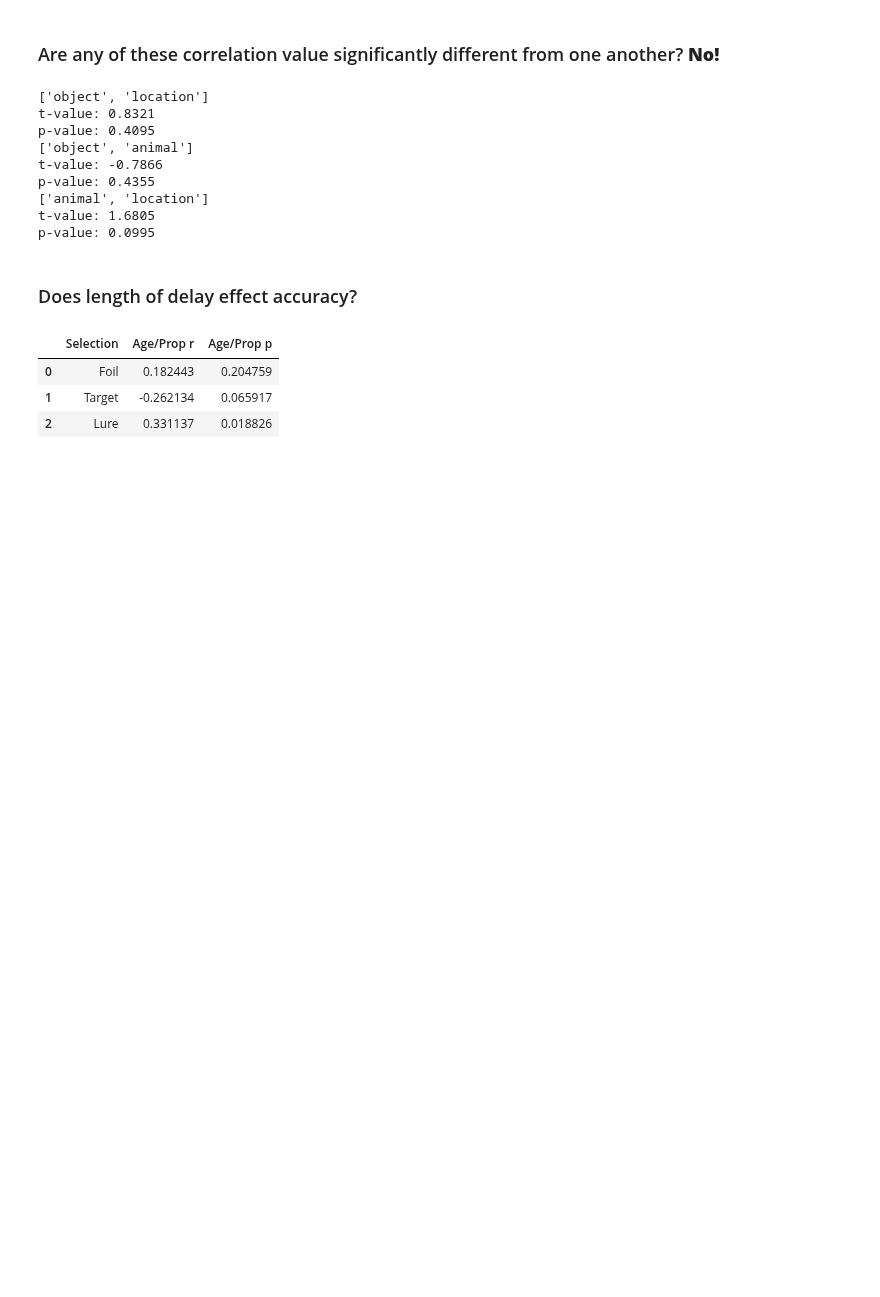
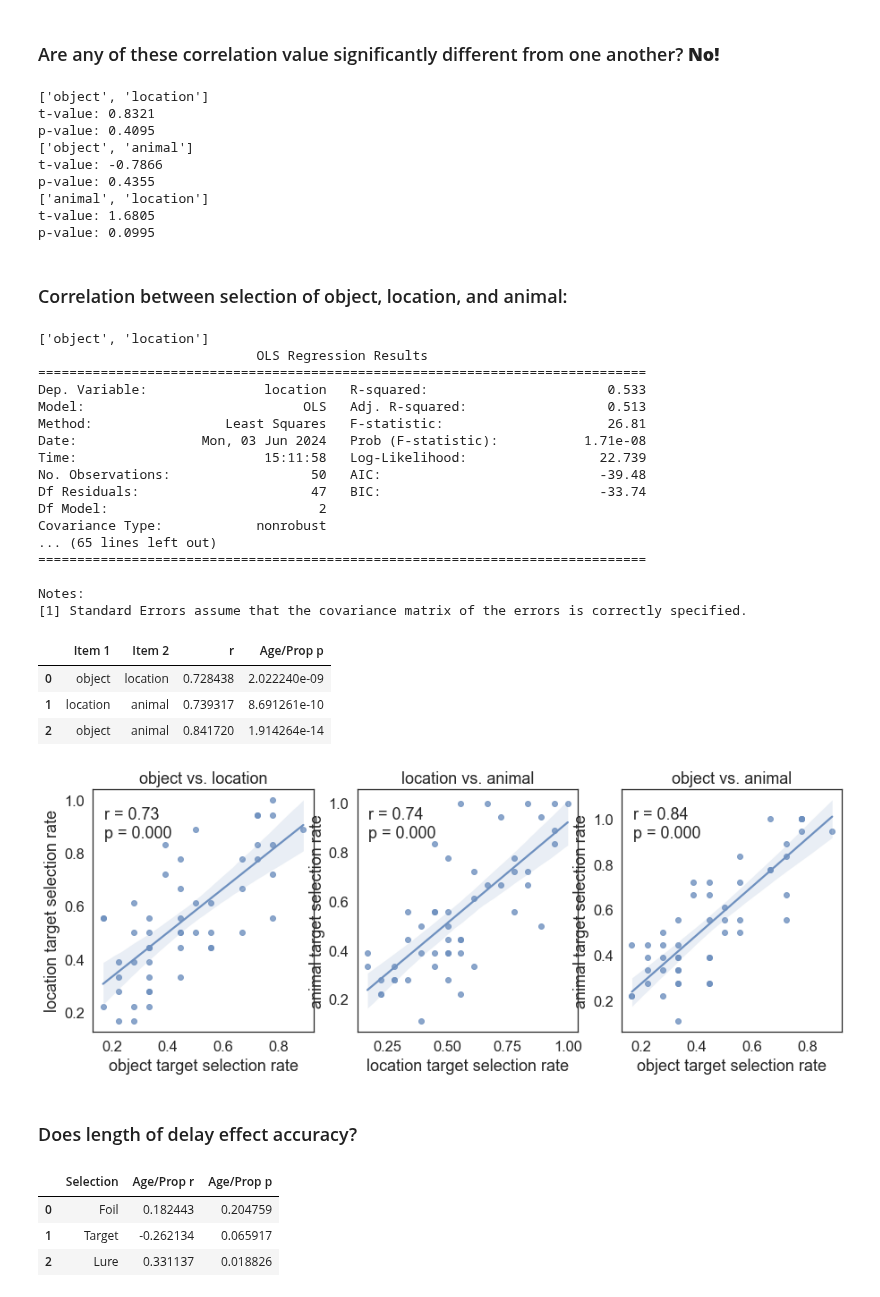
Before and after one commit to samsydco/PSPC, a Jupyter notebook: Results_PS.ipynb, the cells around one changed output. Saved outputs shown, nothing was run; the diff lists cells and outputs as text; code cells hidden in the pictures; blank space fills up the shorter version.

```diff
--- a/Results_PS.ipynb
+++ b/Results_PS.ipynb
@@ -365,6 +366,51 @@ p-value: 0.4355
 ['animal', 'location']
 t-value: 1.6805
 p-value: 0.0995
+# %% [markdown]
+### Correlation between selection of object, location, and animal:
+# %%
+tmp = stackeddftmp1.rename(columns={'object target selection rate': 'object',
+                                    'location target selection rate': 'location',
+                                   'animal target selection rate':'animal'})
+statlistola = []
+fig, axes = plt.subplots(1, 3, figsize=(15, 5))
+for i,pair in enumerate([['object','location'],['location','animal'],['object','animal']]):
+	res = stats.pearsonr(stackeddftmp1[pair[0]+' target selection rate'],
+                         stackeddftmp1[pair[1]+' target selection rate'])
+	statlistola.append({'Item 1':pair[0], 'Item 2':pair[1],
+                        'r':res[0], 'Age/Prop p':res[1]})
+	sns.regplot(data=stackeddftmp1, x=pair[0]+' target selection rate',
+                y=pair[1]+' target selection rate', ax=axes[i]).set_title(pair[0]+' vs. '+pair[1])
+	axes[i].text(0.05, 0.8, f'r = {res[0]:.2f}\np = {res[1]:.3f}', transform=axes[i].transAxes)
+	print(pair)
+	result = sm2.ols(formula=pair[1]+'~'+pair[0]+'+Age',data=tmp).fit()
+	print(result.summary())
+
+statdfola=pd.DataFrame(statlistola)
+display(statdfola)
+# %% [output]
+['object', 'location']
+                            OLS Regression Results
+==============================================================================
+Dep. Variable:               location   R-squared:                       0.533
+Model:                            OLS   Adj. R-squared:                  0.513
+Method:                 Least Squares   F-statistic:                     26.81
+Date:                Mon, 03 Jun 2024   Prob (F-statistic):           1.71e-08
+Time:                        15:11:58   Log-Likelihood:                 22.739
+No. Observations:                  50   AIC:                            -39.48
+Df Residuals:                      47   BIC:                            -33.74
+Df Model:                           2
+Covariance Type:            nonrobust
+... (65 lines left out)
+==============================================================================
+
+Notes:
+[1] Standard Errors assume that the covariance matrix of the errors is correctly specified.
+|  | Item 1 | Item 2 | r | Age/Prop p |
+| 0 | object | location | 0.728438 | 2.022240e-09 |
+| 1 | location | animal | 0.739317 | 8.691261e-10 |
+| 2 | object | animal | 0.841720 | 1.914264e-14 |
+[figure, added]
 # %% [markdown]
 ### Does length of delay effect accuracy?
 # %%
```
Also changed, not shown: parts of 15 cells of this notebook.
